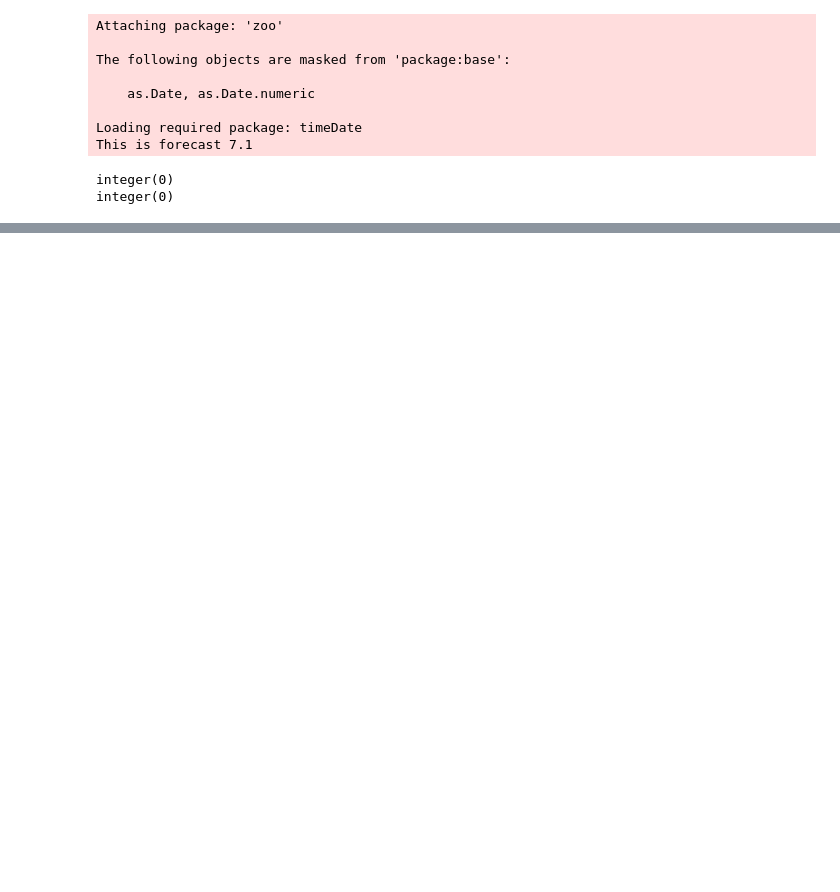
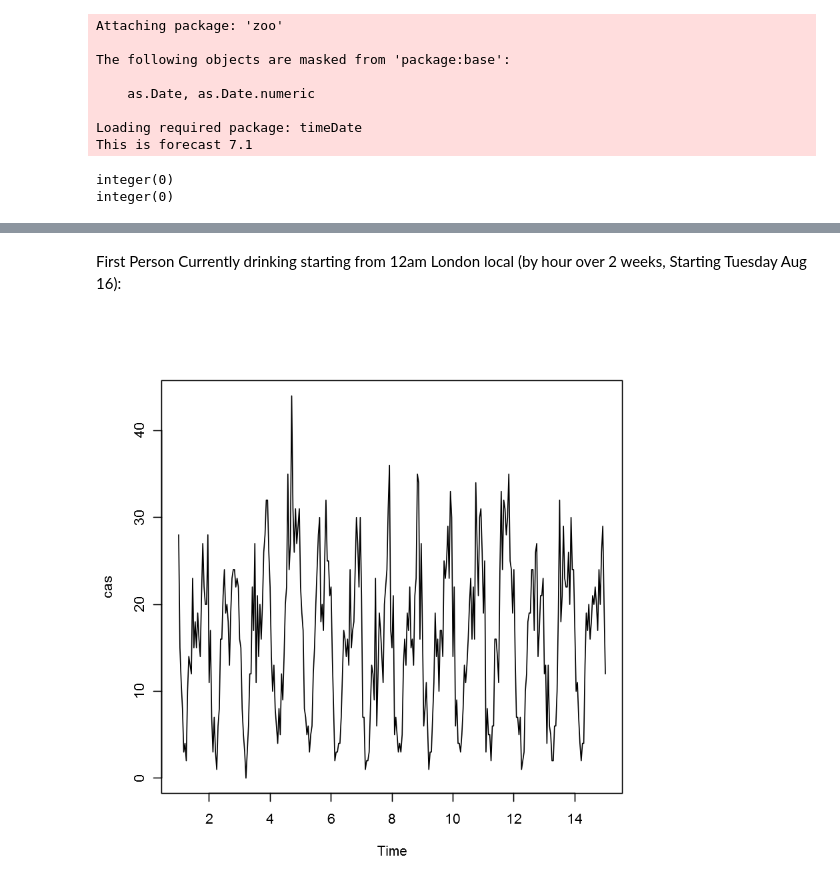
Before and after one commit to tj2huang/nyu-research, a Jupyter notebook: notebooks/r/Experiment/london.ipynb, the cells around one changed output, grey strips where cells are left out. Saved outputs shown, nothing was run; the diff lists cells and outputs as text; code cells hidden in the pictures; blank space fills up the shorter version.

```diff
--- a/notebooks/r/Experiment/london.ipynb
+++ b/notebooks/r/Experiment/london.ipynb
@@ -18,0 +29,6 @@ integer(0)
+# %% [markdown]
+First Person Currently drinking starting from 12am London local (by hour over 2 weeks, Starting Tuesday Aug 16):
+# %%
+plot(cas)
+# %% [output]
+[figure, added]
```
Also changed, not shown: parts of 22 cells of this notebook, 6 other files.
